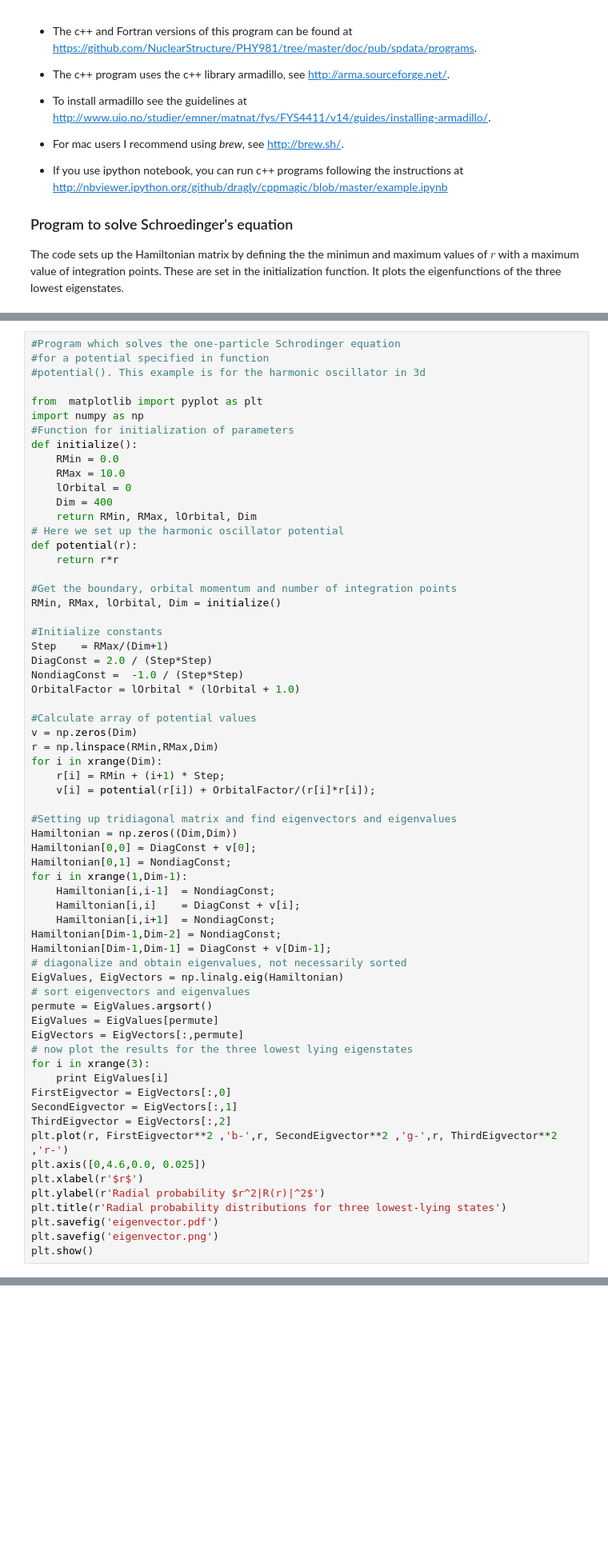
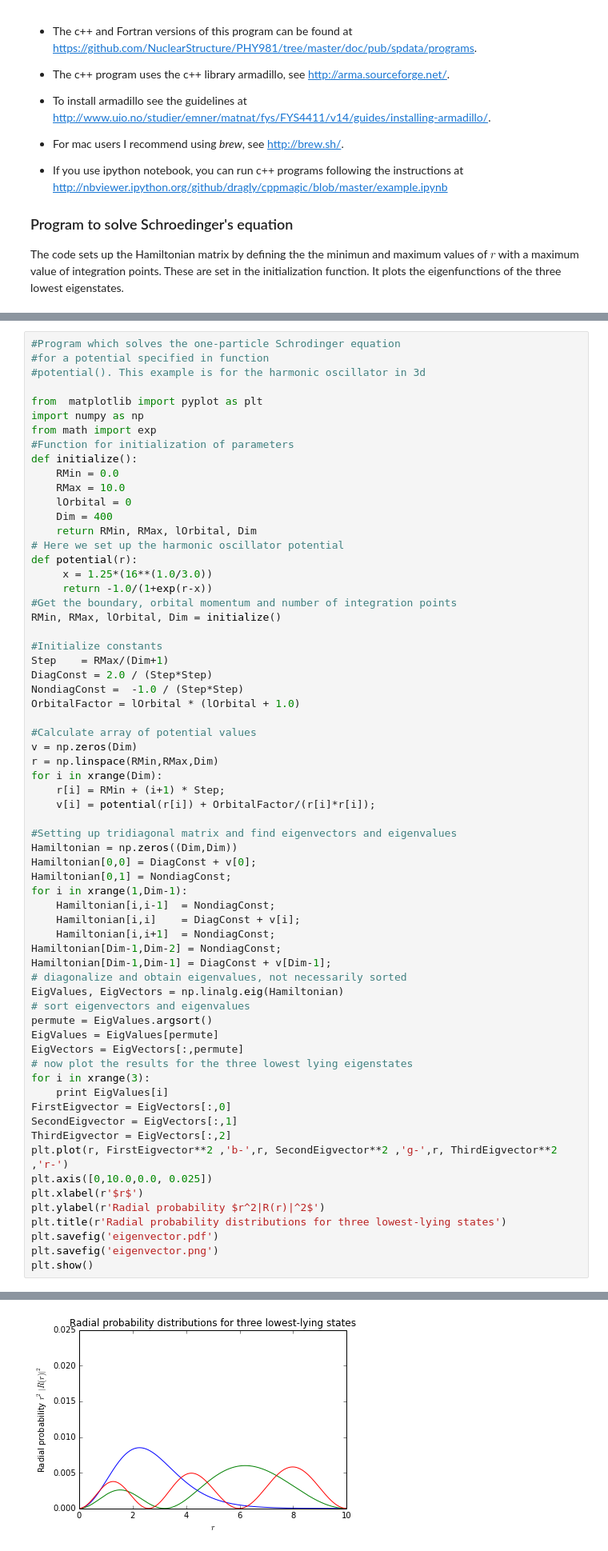
Before and after one commit to NuclearStructure/PHY981, a Jupyter notebook: doc/pub/spdata/ipynb/spdata.ipynb, the cells around one changed output, grey strips where cells are left out. Shown at 80% size. Saved outputs shown, nothing was run; the diff lists cells and outputs as text; blank space fills up the shorter version.

```diff
--- a/doc/pub/spdata/ipynb/spdata.ipynb
+++ b/doc/pub/spdata/ipynb/spdata.ipynb
@@ -1488,6 +1498,7 @@ eigenfunctions of the three lowest eigenstates.
 
 from  matplotlib import pyplot as plt
 import numpy as np
+from math import exp
 #Function for initialization of parameters
 def initialize():
     RMin = 0.0
@@ -1497,8 +1508,8 @@ def initialize():
     return RMin, RMax, lOrbital, Dim
 # Here we set up the harmonic oscillator potential
 def potential(r):
-    return r*r
-
+     x = 1.25*(16**(1.0/3.0))
+     return -1.0/(1+exp(r-x))
 #Get the boundary, orbital momentum and number of integration points
 RMin, RMax, lOrbital, Dim = initialize()
 
@@ -1538,10 +1549,11 @@ FirstEigvector = EigVectors[:,0]
 SecondEigvector = EigVectors[:,1]
 ThirdEigvector = EigVectors[:,2]
 plt.plot(r, FirstEigvector**2 ,'b-',r, SecondEigvector**2 ,'g-',r, ThirdEigvector**2 ,'r-')
-plt.axis([0,4.6,0.0, 0.025])
+plt.axis([0,10.0,0.0, 0.025])
 plt.xlabel(r'$r$')
 plt.ylabel(r'Radial probability $r^2|R(r)|^2$')
 plt.title(r'Radial probability distributions for three lowest-lying states')
 plt.savefig('eigenvector.pdf')
 plt.savefig('eigenvector.png')
 plt.show()
+# %% [output]
@@ -1548,3 +1563,4 @@ plt.show()
+[figure, added]
 # %% [markdown]
 ### Exercise 1
 **Masses and binding energies.**
```
Also changed, not shown: parts of 6 cells of this notebook, 8 other files.
